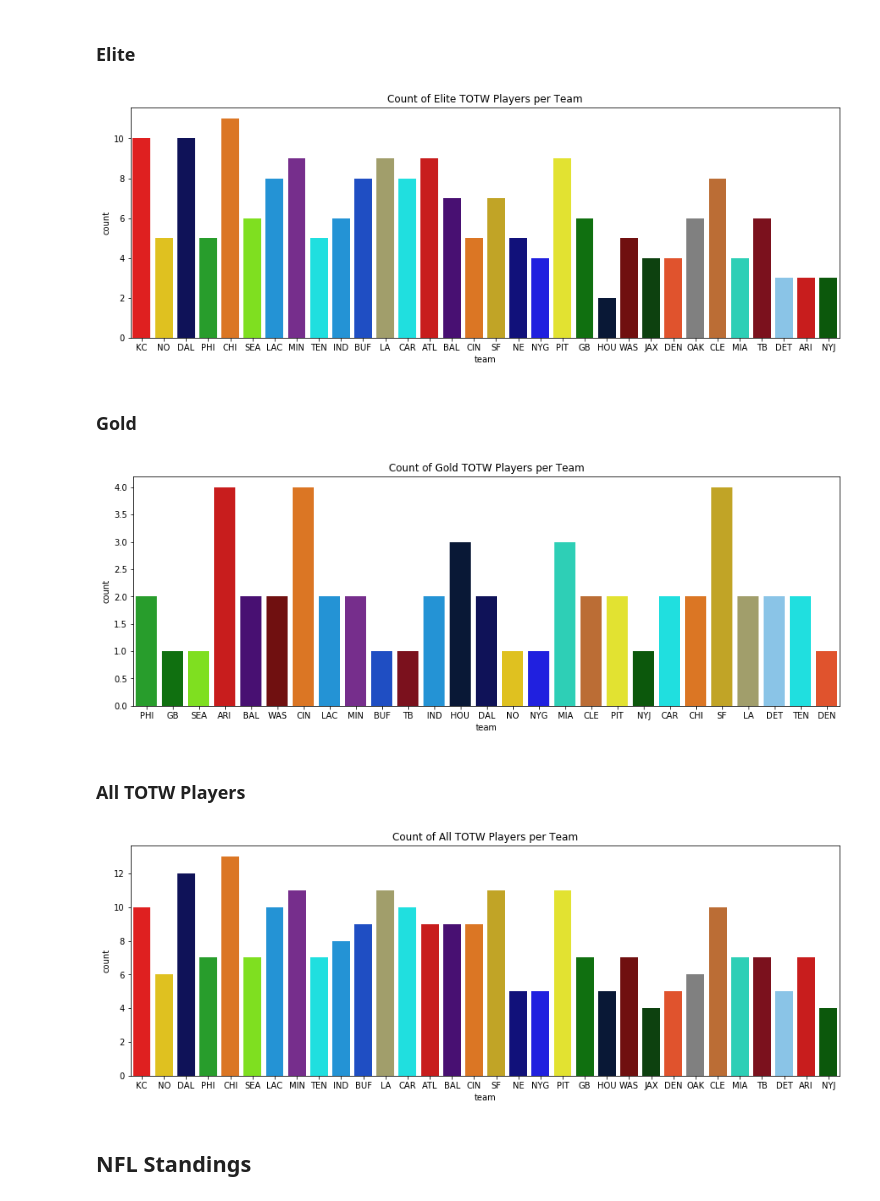
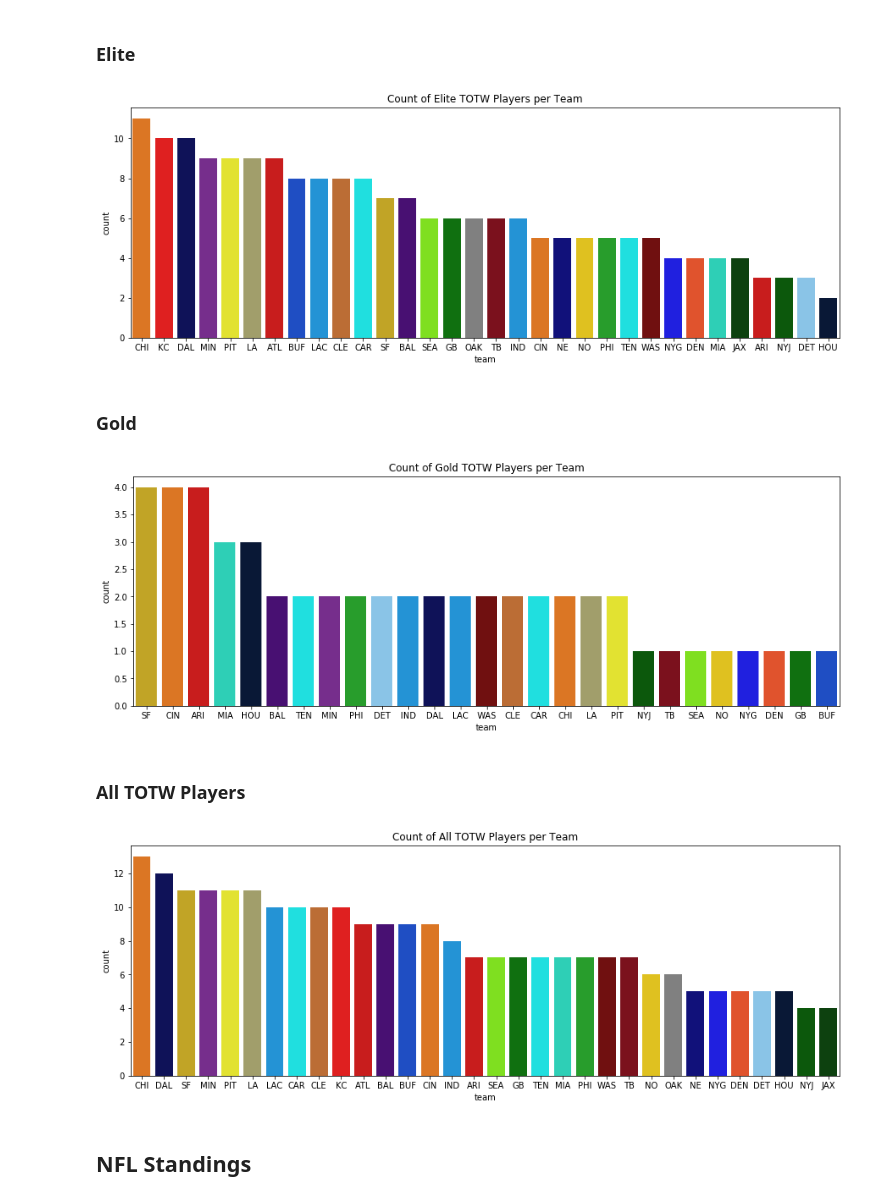
Before and after one commit to WJMatthew/MUT19, a Jupyter notebook: totw_analysis-jan4.ipynb, the cells around one changed output. Drawn from its saved outputs; the diff is of its cells as text; code cells hidden in the pictures.

```diff
--- a/totw_analysis-jan4.ipynb
+++ b/totw_analysis-jan4.ipynb
@@ -113,10 +113,10 @@ elites = pd.concat([elitesA, elitesB])
 elites.to_csv(f'totw_elite_{date}.csv')
 # %%
 plt.figure(figsize=(15, 5))
-sns.countplot(elites['team'], palette=team_palette);
+sns.countplot(elites['team'], palette=team_palette, order = elites['team'].value_counts().index);
 plt.title('Count of Elite TOTW Players per Team');
 # %% [output]
-[figure, old version]
+[figure, new version]
 # %% [markdown]
 ### Gold
 # %%
@@ -127,18 +127,18 @@ golds = pd.read_csv('totw_gold_jan2.csv')
 df = pd.concat([elites, golds])
 # %%
 plt.figure(figsize=(15, 5))
-sns.countplot(golds['team'], palette=team_palette);
+sns.countplot(golds['team'], palette=team_palette, order = golds['team'].value_counts().index);
 plt.title('Count of Gold TOTW Players per Team');
 # %% [output]
-[figure, old version]
+[figure, new version]
 # %% [markdown]
 ### All TOTW Players
 # %%
 plt.figure(figsize=(15, 5))
-sns.countplot(df['team'], palette=team_palette);
+sns.countplot(df['team'], palette=team_palette, order = df['team'].value_counts().index);
 plt.title('Count of All TOTW Players per Team');
 # %% [output]
-[figure, old version]
+[figure, new version]
 # %% [markdown]
 ## NFL Standings
 # %%
```
Also changed, not shown: parts of 8 cells of this notebook.
